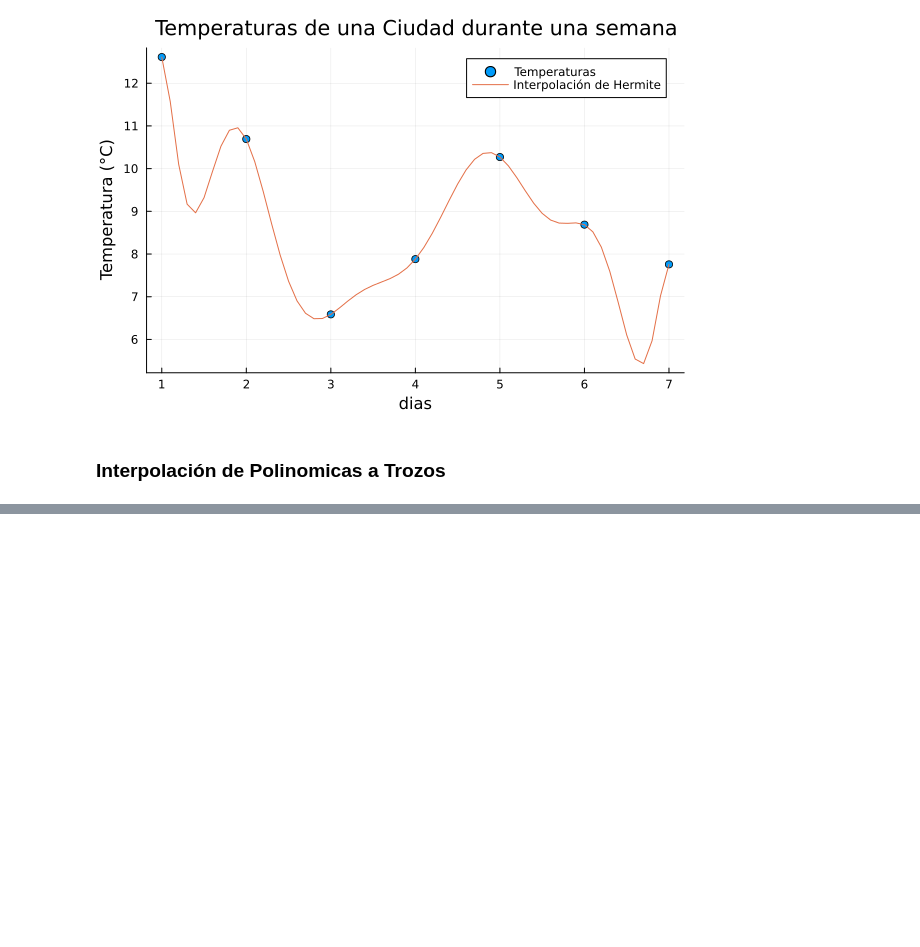
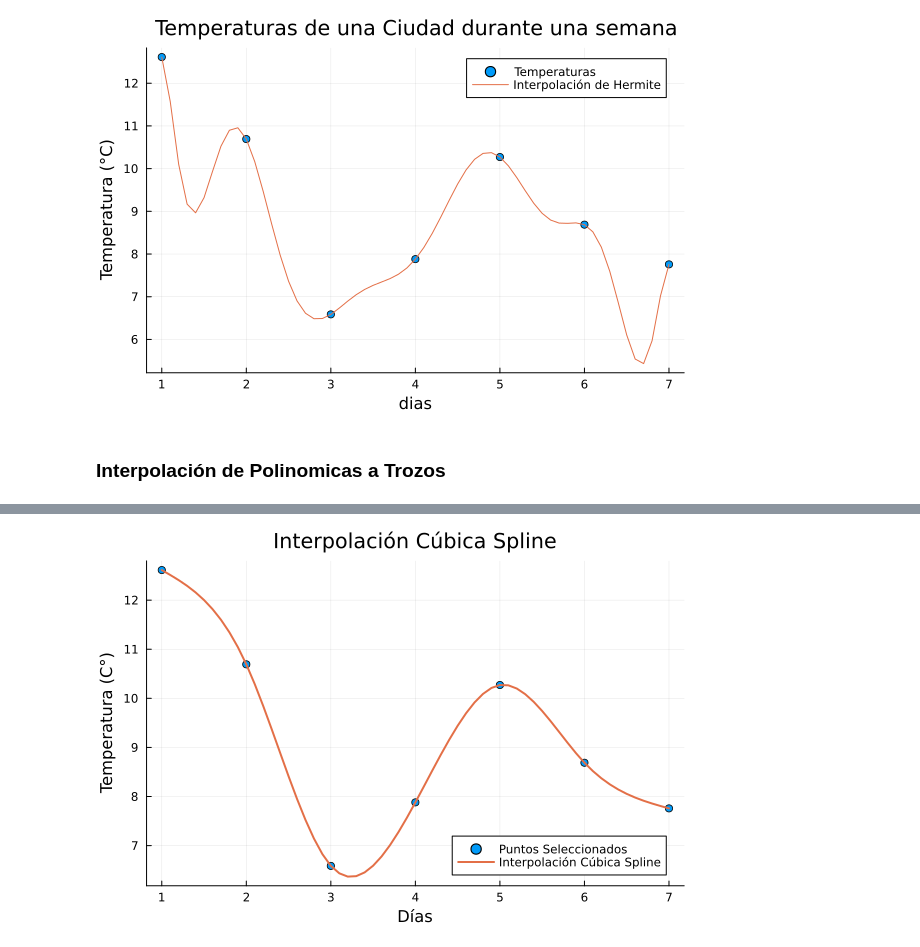
Before and after one commit to Sperrotta10/Colaboradores, a Jupyter notebook: proyecto/proyecto_meteorologico.ipynb, the cells around one changed output, grey strips where cells are left out. Saved outputs shown, nothing was run; the diff lists cells and outputs as text; code cells hidden in the pictures; blank space fills up the shorter version.

Commit message:
Funcion vuelta a poner donde deberia

```diff
--- a/proyecto/proyecto_meteorologico.ipynb
+++ b/proyecto/proyecto_meteorologico.ipynb
@@ -533,0 +493,98 @@ Valor interpolado en x = 1.2 es 12.41 C°
+# %%
+# Importar paquetes necesarios
+using CSV
+using DataFrames
+using LinearAlgebra
+using Plots
+
+# Leer el archivo CSV
+datos = CSV.read("data_Basilea.csv", DataFrame)
+
+# Promedio de puntos
+lista_promedio = Float64[]
+suma = 0.0
+
+# Calculo del promedio de las temperaturas bajas, medias y altas para cada uno de los días en las filas 10 a 16
+for i in 10:16  # Recorre las filas de la 10 a la 16
+    for j in 2:4  # Recorre las columnas 2, 3 y 4 que corresponden a temperaturas baja, media y alta
+        cambio = parse(Float64, datos[i, j])
+        suma += cambio
+    end
+    promedio = suma / 3
+    push!(lista_promedio, promedio)
+    suma = 0.0
+end
+
+# Datos para interpolación
+valores_x = 1:length(lista_promedio)
+valores_y = lista_promedio
+
+# Definir la función para calcular los coeficientes de la spline cúbica
+function coef_spline_cubica(x, y)
+    n = length(x)
+    h = [x[i+1] - x[i] for i in 1:n-1]  # Distancias entre puntos consecutivos en 'x'
+    a = [3*(y[i+1] - y[i])/h[i] - 3*(y[i] - y[i-1])/h[i-1] for i in 2:n-1]  # Calcula las diferencias divididas
+
+    l = ones(n)
+    u = zeros(n-1)
+    z = zeros(n)
+
+    for i in 2:n-1  # Recorre de 2 a n-1 para calcular los coeficientes
+        l[i] = 2*(x[i+1] - x[i-1]) - h[i-1]*u[i-1]
+        u[i] = h[i] / l[i]
+        z[i] = (a[i-1] - h[i-1]*z[i-1]) / l[i]
+    end
+
+    l[n] = 1
+    z[n] = 0
+    b = zeros(n-1)
+    c = zeros(n)
+    d = zeros(n-1)
+
+    for j in n-1:-1:1  # Recorre de n-1 a 1 en reversa para calcular coeficientes
+        c[j] = z[j] - u[j]*c[j+1]
+        b[j] = (y[j+1] - y[j])/h[j] - h[j]*(c[j+1] + 2*c[j])/3  # Calcula b
+        d[j] = (c[j+1] - c[j]) / (3*h[j])  # Calcula d
+    end
+
+    a = [y[i] for i in 1:n-1]  # Asigna los valores de y a a
+    return a, b, c, d  # Devuelve los coeficientes a, b, c y d
+end
+
+# Función para evaluar la spline cúbica
+function eval_spline_cubica(x, a, b, c, d, valores_x)
+    n = length(x)  # Número de puntos en 'x'
+    function spline(t)
+        i = searchsortedlast(x, t)  # Encuentra la posición correcta en 'x' para el valor 't'
+        if i == 0
+            i = 1
+        end
+        if i == n
+            i -= 1
+        end
+        dx = t - x[i]  # Calcula la diferencia en x
+        return a[i] + b[i]*dx + c[i]*dx^2 + d[i]*dx^3  # Calcula el valor de la spline en 't'
+    end
+    return spline
+end
+
+# Calcular los coeficientes de la spline cúbica
+a, b, c, d = coef_spline_cubica(valores_x, valores_y)
+
+# Crear la función spline evaluable
+funcion_spline = eval_spline_cubica(valores_x, a, b, c, d, valores_x)
+
+# Rango de valores x para graficar la spline
+rango_x = minimum(valores_x):0.1:maximum(valores_x)  # Genera valores x en el rango especificado
+rango_y = [funcion_spline(x) for x in rango_x]  # Calcula los valores y para la spline
+
+# Punto a interpolar
+x0 = 1.2  # Valor de x para la interpolación
+y0 = funcion_spline(x0)  # Calcula el valor de y interpolado
+
+println("Valor interpolado en x = ", x0, " es ", round(y0, digits=2), " C°")  # Muestra el valor interpolado
+
+# Graficar los datos originales y la interpolación cúbica a trozos
+scatter(valores_x, valores_y, label="Puntos Seleccionados", xlabel="Días", ylabel="Temperatura (C°)", title="Interpolación Cúbica Spline", legend=:bottomright)
+plot!(rango_x, rango_y, label="Interpolación Cúbica Spline", lw=2)
+# %% [output]
@@ -533,0 +592 @@ Valor interpolado en x = 1.2 es 12.41 C°
+[figure, added]
```
Also changed, not shown: parts of 3 cells of this notebook.
